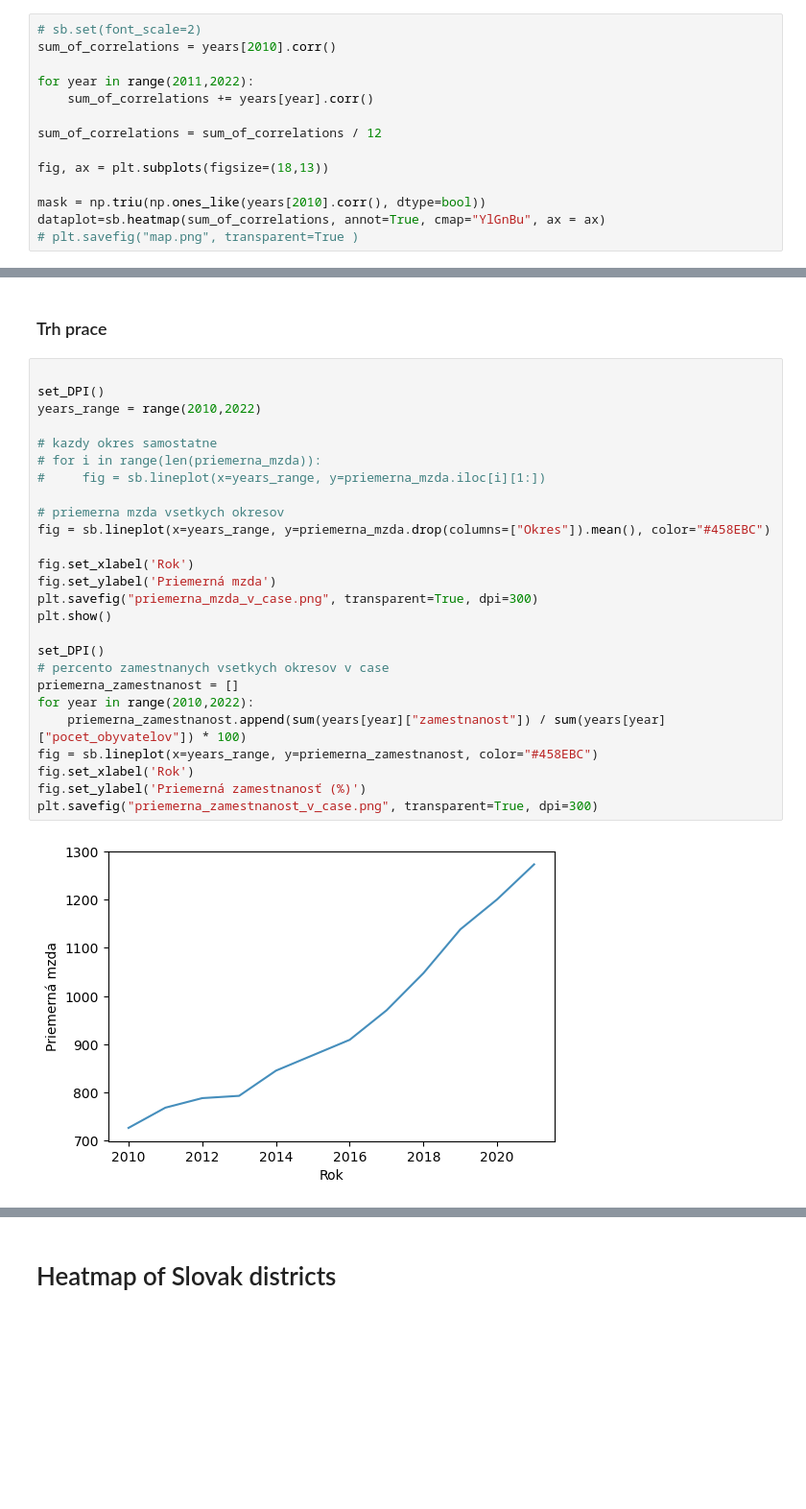
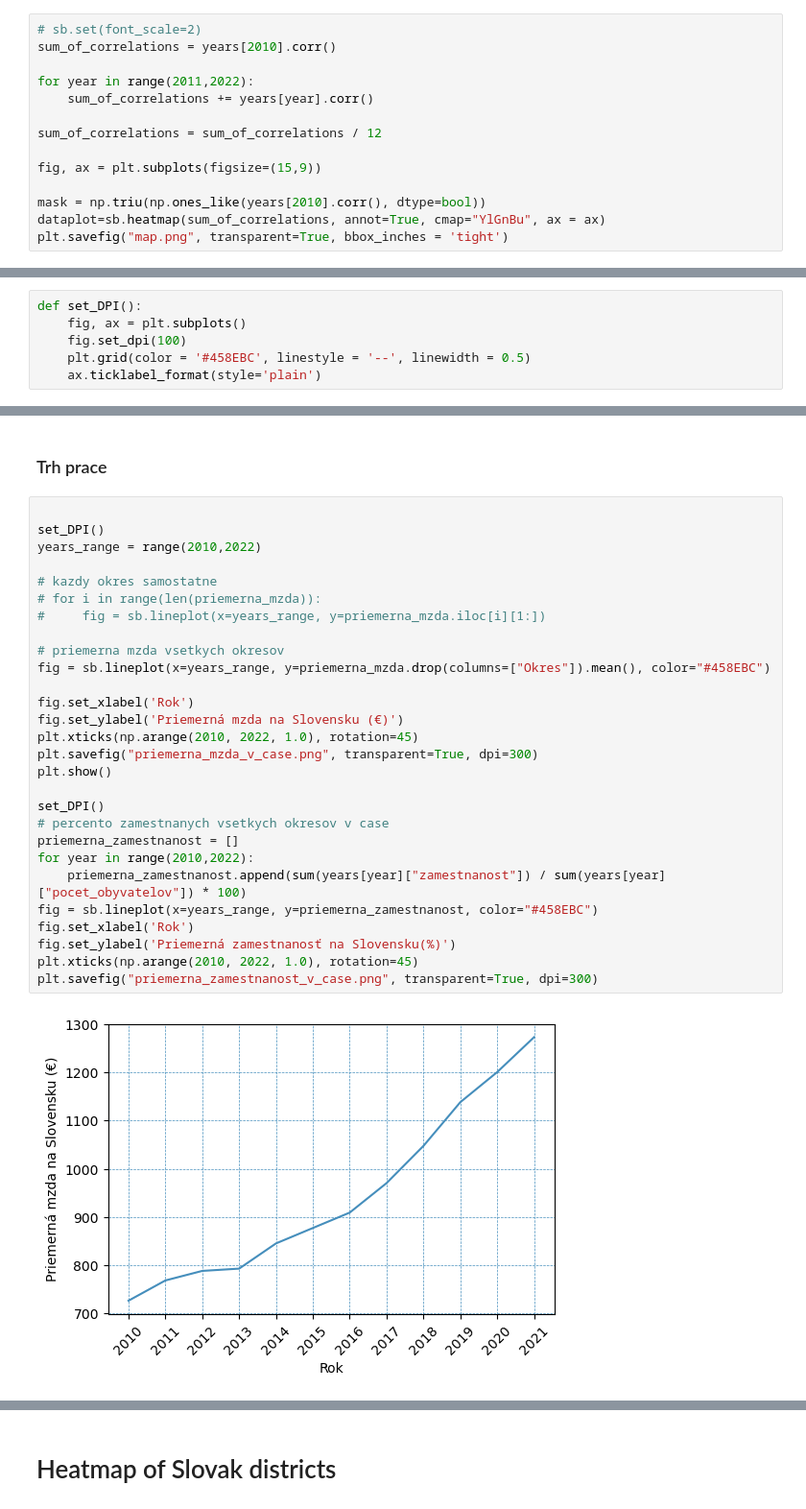
Before and after one commit to samuel-soltys/slovak-analysis, a Jupyter notebook: workbook.ipynb, the cells around one changed output, grey strips where cells are left out. Shown at 96% size. Saved outputs shown, nothing was run; the diff lists cells and outputs as text; blank space fills up the shorter version.

```diff
--- a/workbook.ipynb
+++ b/workbook.ipynb
@@ -91,9 +88,9 @@ for year in range(2011,2022):
 
 sum_of_correlations = sum_of_correlations / 12
 
-fig, ax = plt.subplots(figsize=(18,13))
+fig, ax = plt.subplots(figsize=(15,9))
 
 mask = np.triu(np.ones_like(years[2010].corr(), dtype=bool))
 dataplot=sb.heatmap(sum_of_correlations, annot=True, cmap="YlGnBu", ax = ax)
-# plt.savefig("map.png", transparent=True )
+plt.savefig("map.png", transparent=True, bbox_inches = 'tight')
 # %% [output]
@@ -145,6 +142,12 @@ print("koeficient kvartilovej odchýlky", (priemerna_mzda.quantile(0.75) - priem
 # %%
 # "pocet_obyvatelov", "narodeni", "zomreti", "vnutorna_migracia_pristahovani", "vnutorna_migracia_vystahovani",
 # "zahranicna_migracia_vystahovani", "zahranicna_migracia_pristahovani", "priemerna_mzda", "zamestnanost", "pocet_gymnazii", "pocet_strednych_odbornych_skol"
+# %%
+def set_DPI():
+    fig, ax = plt.subplots()
+    fig.set_dpi(100)
+    plt.grid(color = '#458EBC', linestyle = '--', linewidth = 0.5)
+    ax.ticklabel_format(style='plain')
 # %% [markdown]
 ---
 # %% [markdown]
@@ -208,28 +213,30 @@ sb.regplot(x=X, y=Y, line_kws={"color": "green"}) # hue="Okres"
 # %%
 
 set_DPI()
 years_range = range(2010,2022)
 
 # kazdy okres samostatne
 # for i in range(len(priemerna_mzda)):
 #     fig = sb.lineplot(x=years_range, y=priemerna_mzda.iloc[i][1:])
 
 # priemerna mzda vsetkych okresov
 fig = sb.lineplot(x=years_range, y=priemerna_mzda.drop(columns=["Okres"]).mean(), color="#458EBC")
 
 fig.set_xlabel('Rok')
-fig.set_ylabel('Priemerná mzda')
+fig.set_ylabel('Priemerná mzda na Slovensku (€)')
+plt.xticks(np.arange(2010, 2022, 1.0), rotation=45)
 plt.savefig("priemerna_mzda_v_case.png", transparent=True, dpi=300)
 plt.show()
 
 set_DPI()
 # percento zamestnanych vsetkych okresov v case
 priemerna_zamestnanost = []
 for year in range(2010,2022):
     priemerna_zamestnanost.append(sum(years[year]["zamestnanost"]) / sum(years[year]["pocet_obyvatelov"]) * 100)
 fig = sb.lineplot(x=years_range, y=priemerna_zamestnanost, color="#458EBC")
 fig.set_xlabel('Rok')
-fig.set_ylabel('Priemerná zamestnanosť (%)')
+fig.set_ylabel('Priemerná zamestnanosť na Slovensku(%)')
+plt.xticks(np.arange(2010, 2022, 1.0), rotation=45)
 plt.savefig("priemerna_zamestnanost_v_case.png", transparent=True, dpi=300)
 # %% [output]
-[figure, old version]
+[figure, new version]
```
Also changed, not shown: parts of 13 cells of this notebook.
